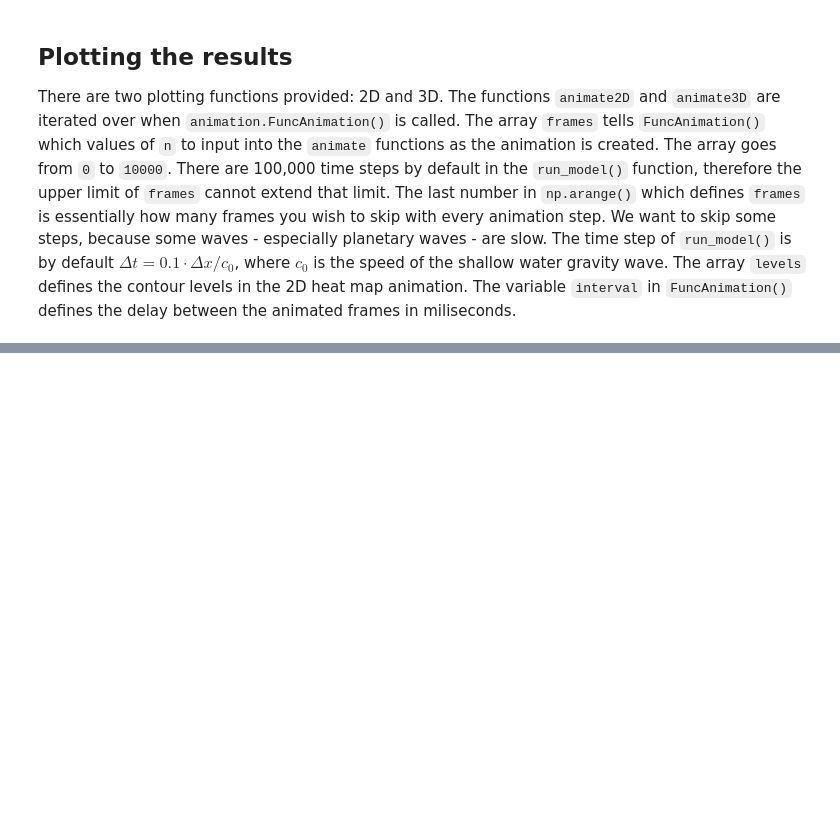
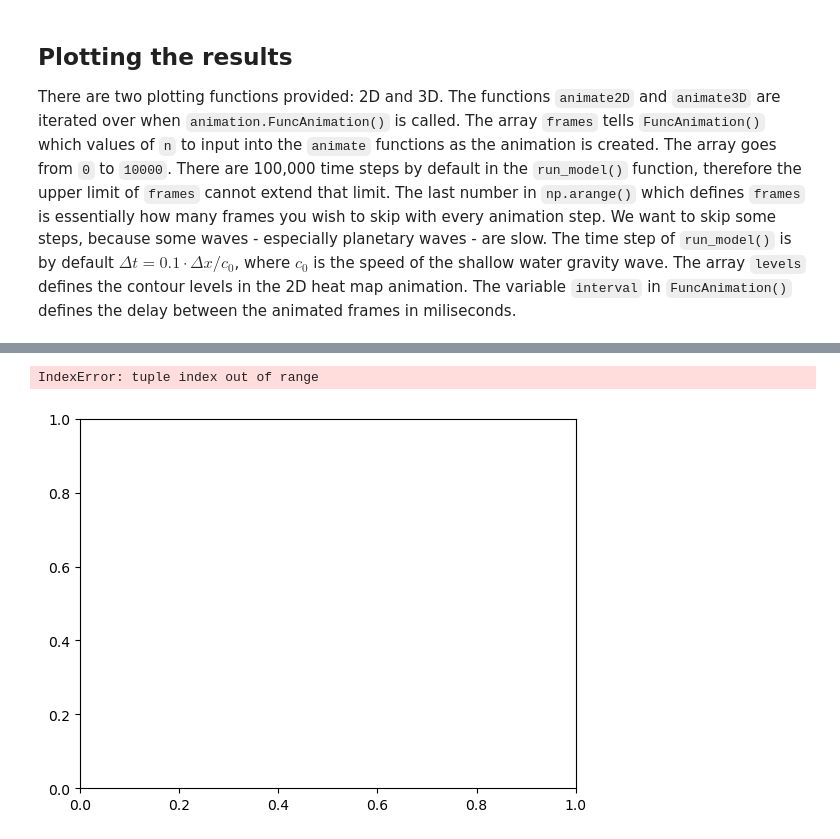
Before and after one commit to MKKrogsgaard/Fluid-Mechanics, a Jupyter notebook: Assignments/Assignment 2/SW_B correct.ipynb, the cells around one changed output, grey strips where cells are left out. Saved outputs shown, nothing was run; the diff lists cells and outputs as text; code cells hidden in the pictures; blank space fills up the shorter version.

```diff
--- a/Assignments/Assignment 2/SW_B correct.ipynb
+++ b/Assignments/Assignment 2/SW_B correct.ipynb
@@ -323,0 +319,5 @@ MovieWriter ffmpeg unavailable; using Pillow instead.
+# %%
+plt.pcolormesh(Ly, Ly, (eta_yxt[0,:,0],eta_yxt[:, 0, 0]), cmap="viridis")
+# %% [output]
+IndexError: tuple index out of range
+[figure, added]
```
Also changed, not shown: parts of 4 cells of this notebook, 2 other files.
